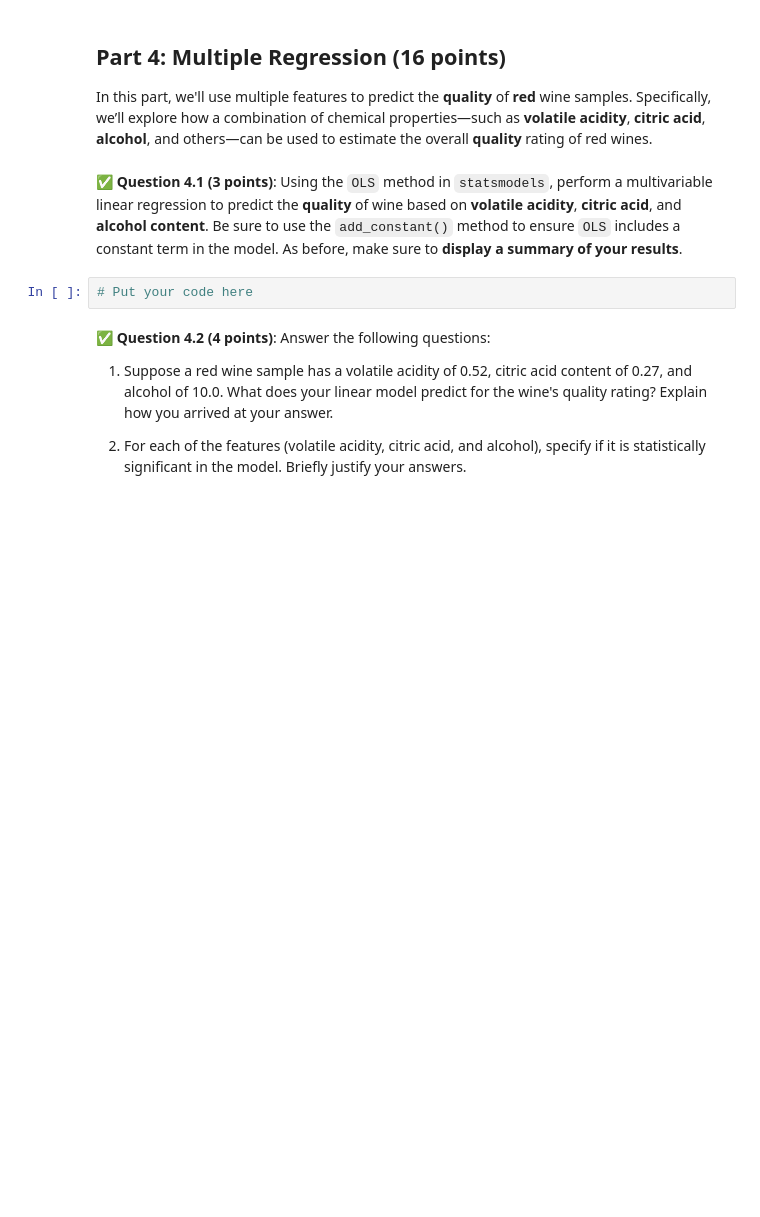
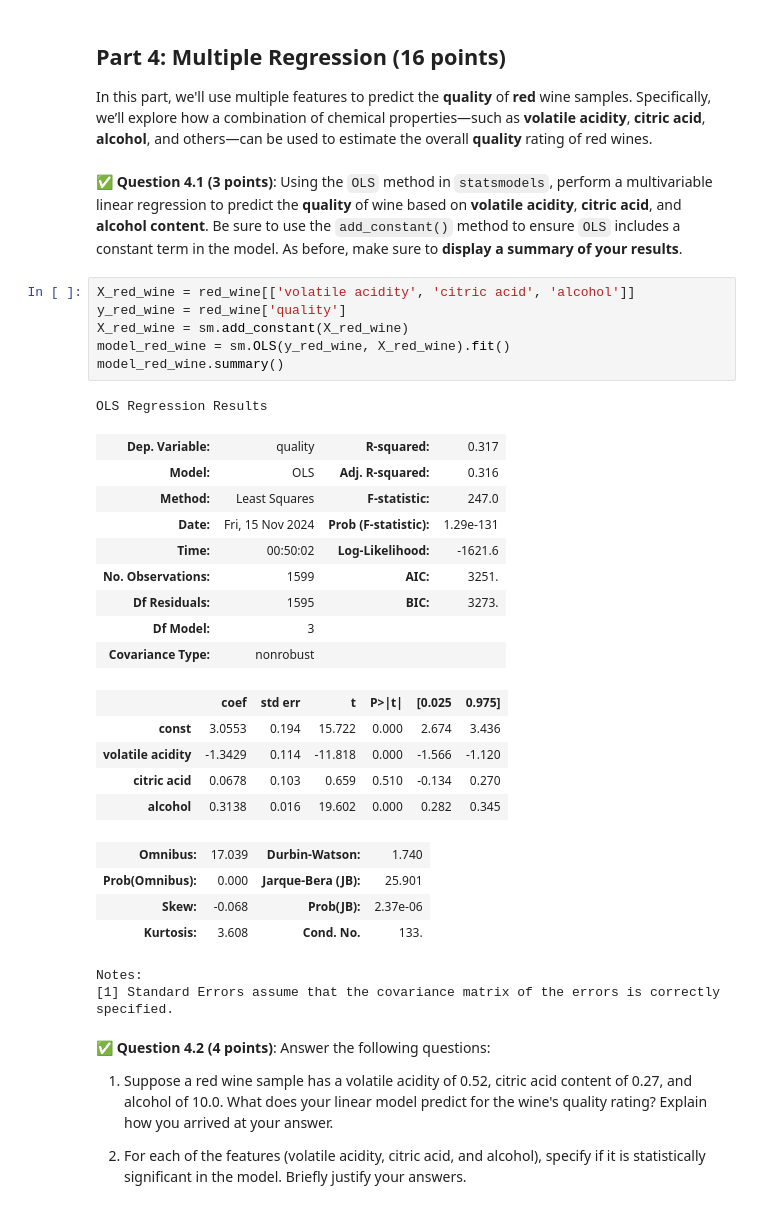
Before and after one commit to ray-singh/CMSE202-f24-turnin, a Jupyter notebook: hw-03/HW-03_Regression-STUDENT.ipynb, the cells around one changed output. Cells and saved outputs as stored; diff of their text form; blank space fills up the shorter version.

```diff
--- a/hw-03/HW-03_Regression-STUDENT.ipynb
+++ b/hw-03/HW-03_Regression-STUDENT.ipynb
@@ -333,8 +333,34 @@ Take a moment to save your notebook, commit the changes to your local `git` repo
 In this part, we'll use multiple features to predict the **quality** of **red** wine samples. Specifically, we’ll explore how a combination of chemical properties—such as **volatile acidity**, **citric acid**, **alcohol**, and others—can be used to estimate the overall **quality** rating of red wines.
 # %% [markdown]
 &#9989; **Question 4.1 (3 points)**: Using the `OLS` method in `statsmodels`, perform a multivariable linear regression to predict the **quality** of wine based on **volatile acidity**, **citric acid**, and **alcohol content**. Be sure to use the `add_constant()` method to ensure `OLS` includes a constant term in the model. As before, make sure to **display a summary of your results**.
-# %%
-# Put your code here
+# %%
+X_red_wine = red_wine[['volatile acidity', 'citric acid', 'alcohol']]
+y_red_wine = red_wine['quality']
+X_red_wine = sm.add_constant(X_red_wine)
+model_red_wine = sm.OLS(y_red_wine, X_red_wine).fit()
+model_red_wine.summary()
+# %% [output]
+OLS Regression Results
+| Dep. Variable: | quality | R-squared: | 0.317 |
+| Model: | OLS | Adj. R-squared: | 0.316 |
+| Method: | Least Squares | F-statistic: | 247.0 |
+| Date: | Fri, 15 Nov 2024 | Prob (F-statistic): | 1.29e-131 |
+| Time: | 00:50:02 | Log-Likelihood: | -1621.6 |
+| No. Observations: | 1599 | AIC: | 3251. |
+| Df Residuals: | 1595 | BIC: | 3273. |
+| Df Model: | 3 |  |  |
+| Covariance Type: | nonrobust |  |  |
+|  | coef | std err | t | P>|t| | [0.025 | 0.975] |
+| const | 3.0553 | 0.194 | 15.722 | 0.000 | 2.674 | 3.436 |
+| volatile acidity | -1.3429 | 0.114 | -11.818 | 0.000 | -1.566 | -1.120 |
+| citric acid | 0.0678 | 0.103 | 0.659 | 0.510 | -0.134 | 0.270 |
+| alcohol | 0.3138 | 0.016 | 19.602 | 0.000 | 0.282 | 0.345 |
+| Omnibus: | 17.039 | Durbin-Watson: | 1.740 |
+| Prob(Omnibus): | 0.000 | Jarque-Bera (JB): | 25.901 |
+| Skew: | -0.068 | Prob(JB): | 2.37e-06 |
+| Kurtosis: | 3.608 | Cond. No. | 133. |
+Notes:
+[1] Standard Errors assume that the covariance matrix of the errors is correctly specified.
 # %% [markdown]
 &#9989; **Question 4.2 (4 points)**: Answer the following questions:
 
```
Also changed, not shown: parts of 8 cells of this notebook.
